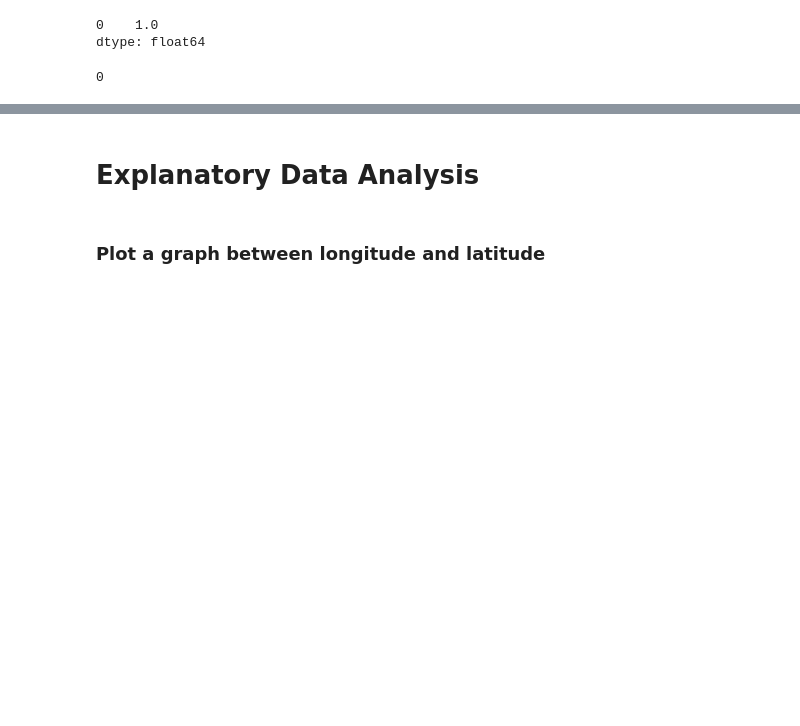
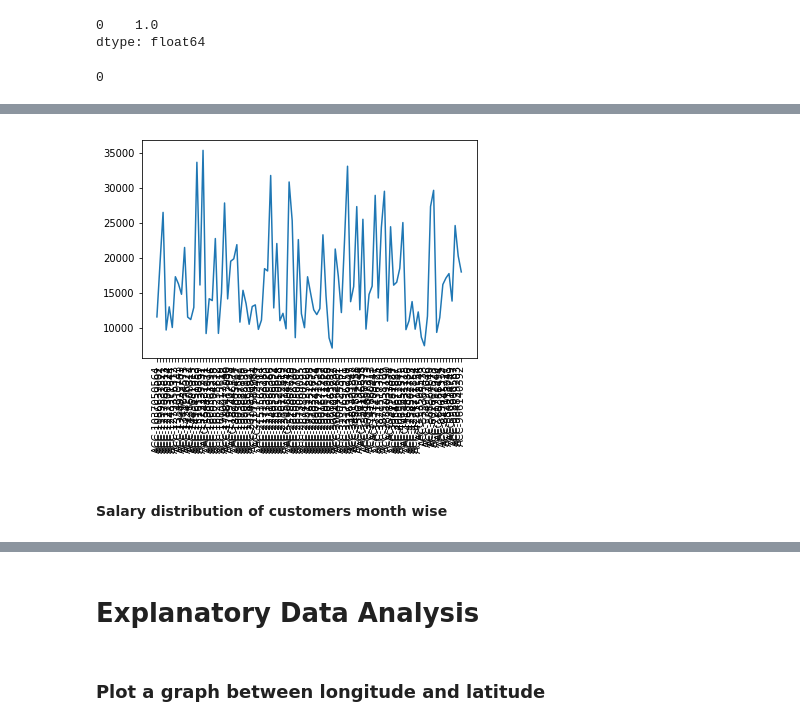
Before and after one commit to ShuklaPrashant21/Virtual-Internship, a Jupyter notebook: ANZ Virtual Internship/ANZ_EDA_Predictive_Analysis.ipynb, the cells around one changed output, grey strips where cells are left out. Saved outputs shown, nothing was run; the diff lists cells and outputs as text; code cells hidden in the pictures; blank space fills up the shorter version.

```diff
--- a/ANZ Virtual Internship/ANZ_EDA_Predictive_Analysis.ipynb
+++ b/ANZ Virtual Internship/ANZ_EDA_Predictive_Analysis.ipynb
@@ -155,0 +192,15 @@ df.card_present_flag.isnull().sum()
+# %%
+acc_grp = df.groupby('account')
+##quantity_ordered = product_group.sum()['Quantity Ordered']
+
+accounts = [product for product, df in acc_grp]
+
+plt.plot(accounts, result)
+##all_data_my.groupby(["Hour"]).count()
+
+plt.xticks(rotation='vertical')
+plt.show()
+# %% [output]
+[figure, added]
+# %% [markdown]
+#### Salary distribution of customers month wise
```
Also changed, not shown: parts of 9 cells of this notebook.
